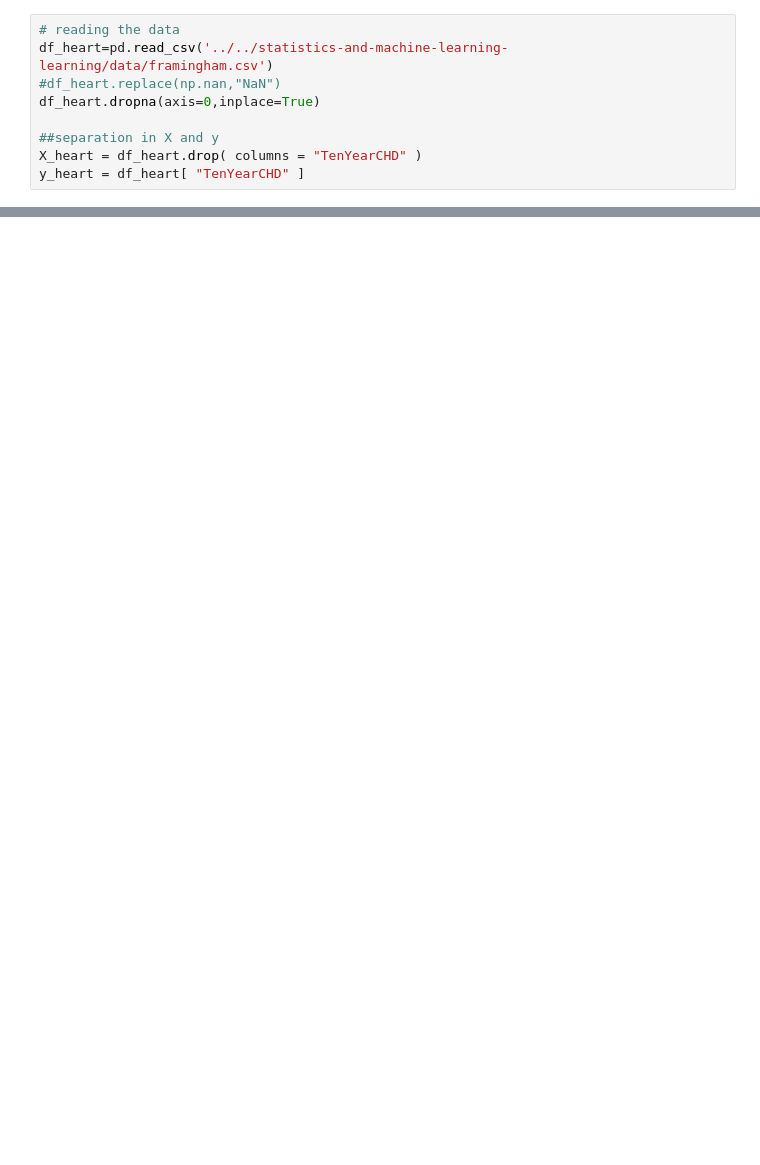
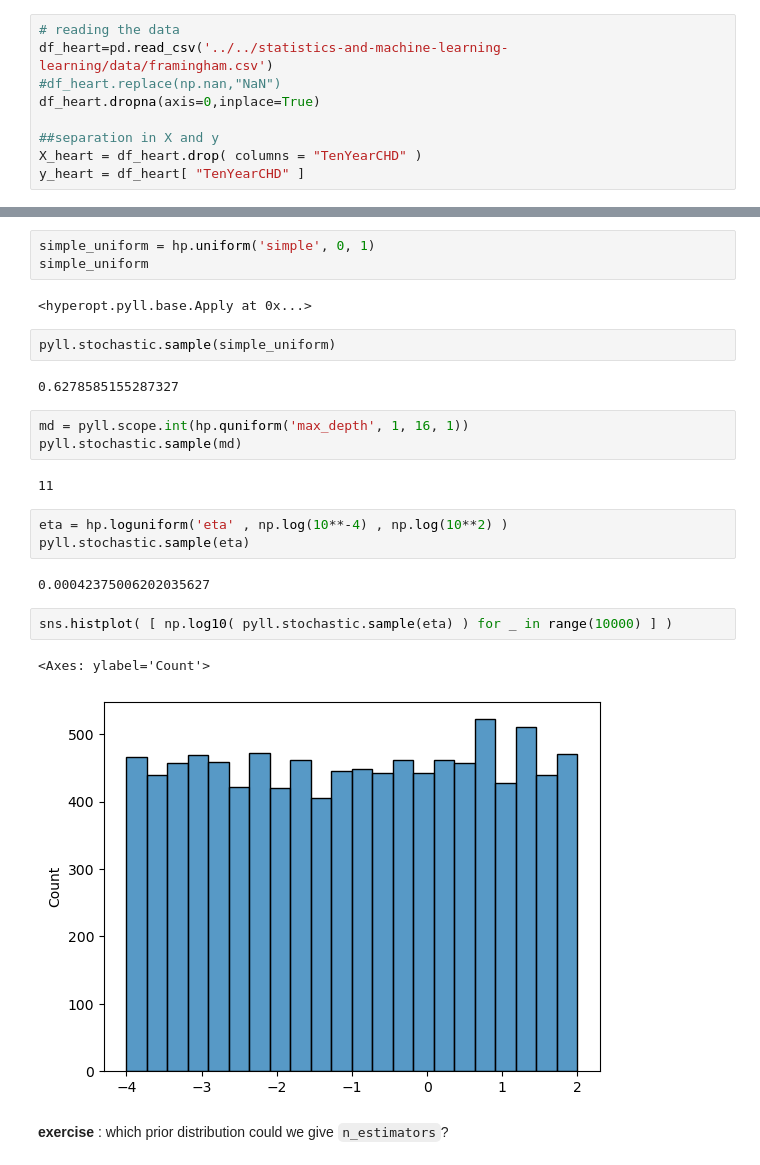
Before and after one commit to sib-swiss/intermediate-machine-learning-training, a Jupyter notebook: notebooks/02_hyperopt.ipynb, the cells around one changed output, grey strips where cells are left out. Cells and saved outputs as stored; diff of their text form; blank space fills up the shorter version.

Commit message:
switched from hpsklearn to hyperopt

```diff
--- a/notebooks/02_hyperopt.ipynb
+++ b/notebooks/02_hyperopt.ipynb
@@ -692,0 +76,26 @@ estim.best_model()
+# %%
+simple_uniform = hp.uniform('simple', 0, 1)
+simple_uniform
+# %% [output]
+<hyperopt.pyll.base.Apply at 0x...>
+# %%
+pyll.stochastic.sample(simple_uniform)
+# %% [output]
+0.6278585155287327
+# %%
+md = pyll.scope.int(hp.quniform('max_depth', 1, 16, 1))
+pyll.stochastic.sample(md)
+# %% [output]
+11
+# %%
+eta = hp.loguniform('eta' , np.log(10**-4) , np.log(10**2) )
+pyll.stochastic.sample(eta)
+# %% [output]
+0.00042375006202035627
+# %%
+sns.histplot( [ np.log10( pyll.stochastic.sample(eta) ) for _ in range(10000) ] )
+# %% [output]
+<Axes: ylabel='Count'>
+[figure, added]
+# %% [markdown]
+**exercise** : which prior distribution could we give `n_estimators`?
```
Also changed, not shown: parts of 93 cells of this notebook.
